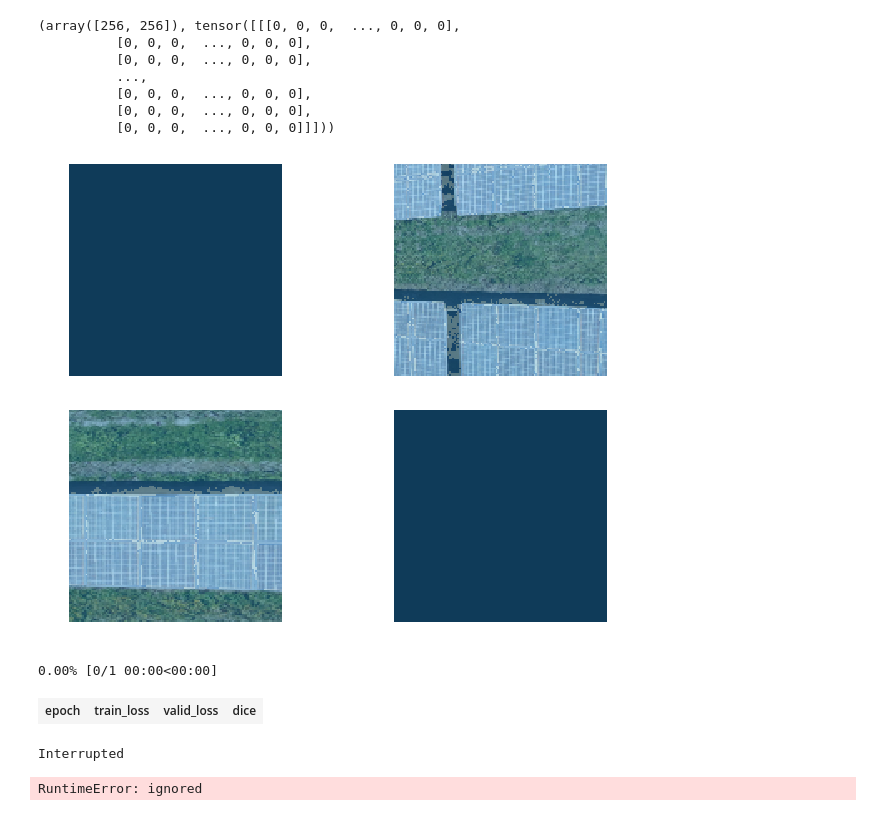
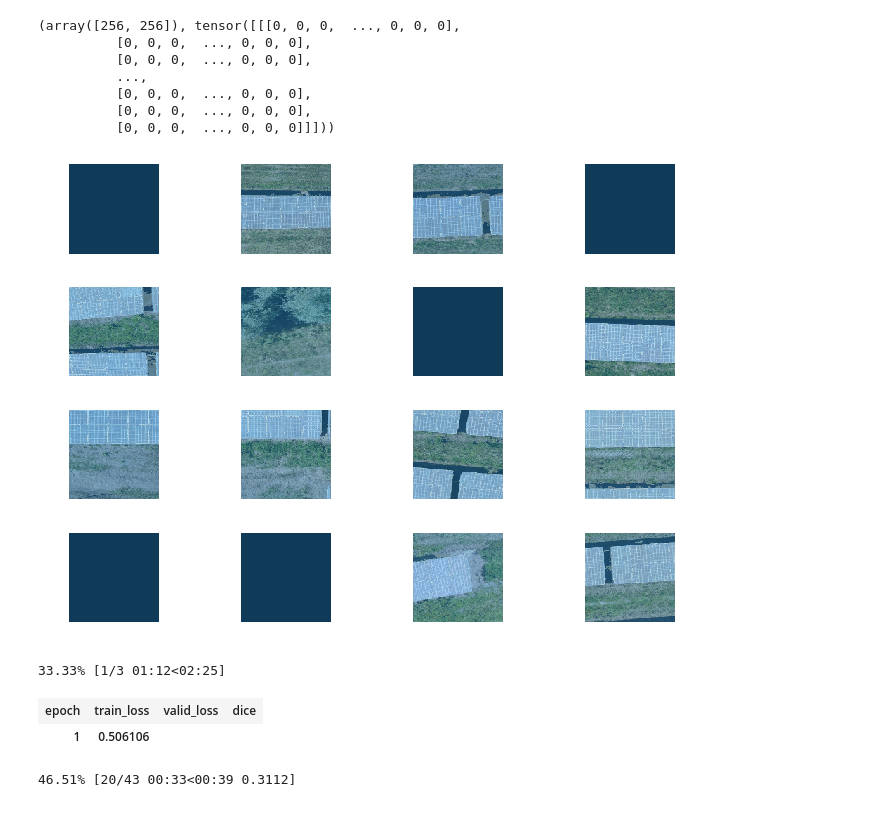
Before and after one commit to tcapelle/solar_seg, a Jupyter notebook: Solar_Images.ipynb, the cells around one changed output. Cells and saved outputs as stored; diff of their text form; code cells hidden in the pictures.

Commit message:
custom Label List

```diff
--- a/Solar_Images.ipynb
+++ b/Solar_Images.ipynb
@@ -59,7 +59,7 @@ get_y_fn(img_f)
 # %% [output]
 PosixPath('solar_seg/masks/01117.png')
 # %%
-mask = open_mask(get_y_fn(img_f))
+mask = open_mask(get_y_fn(img_f), div=True)
 mask.show(figsize=(5,5), alpha=1)
 # %% [output]
 [figure]
@@ -76,19 +76,26 @@ src_size,mask.data
           [0, 0, 0,  ..., 0, 0, 0]]]))
 # %%
 size = src_size//2
-bs=16
+bs=64
+# %%
+class MySegmentationLabelList(SegmentationLabelList):
+  def open(self, fn): return open_mask(fn, div=True)
+
+class MySegmentationItemList(ImageItemList):
+    "`ItemList` suitable for segmentation tasks."
+    _label_cls,_square_show_res = MySegmentationLabelList,False
 # %%
-src = (SegmentationItemList.from_folder(path_img)
-       .random_split_by_pct(0.2)
+src = (MySegmentationItemList.from_folder(path_img)
+       .random_split_by_pct(.2)
        .label_from_func(get_y_fn, classes=['background','solar_module']))
 # %%
 data = (src.transform(get_transforms(), size=size, tfm_y=True)
         .databunch(bs=bs)
         .normalize(imagenet_stats))
 # %%
-data.show_batch(2, figsize=(10,7))
+data.show_batch(4, figsize=(10,7))
 # %% [output]
-[figure, old version]
+[figure, new version]
 # %%
 metrics = partial(dice, iou=True)
 wd = 1e-2
@@ -97,7 +104,7 @@ learn = unet_learner(data, models.resnet34, metrics=metrics, wd=wd)
 # %%
 learn.lr_find(); learn.recorder.plot()
 # %% [output]
-0.00% [0/1 00:00<00:00]
+33.33% [1/3 01:12<02:25]
 | epoch | train_loss | valid_loss | dice |
+| 1 | 0.506106 |
-Interrupted
+46.51% [20/43 00:33<00:39 0.3112]
-RuntimeError: ignored
```
Also changed, not shown: parts of 1 cell of this notebook.
